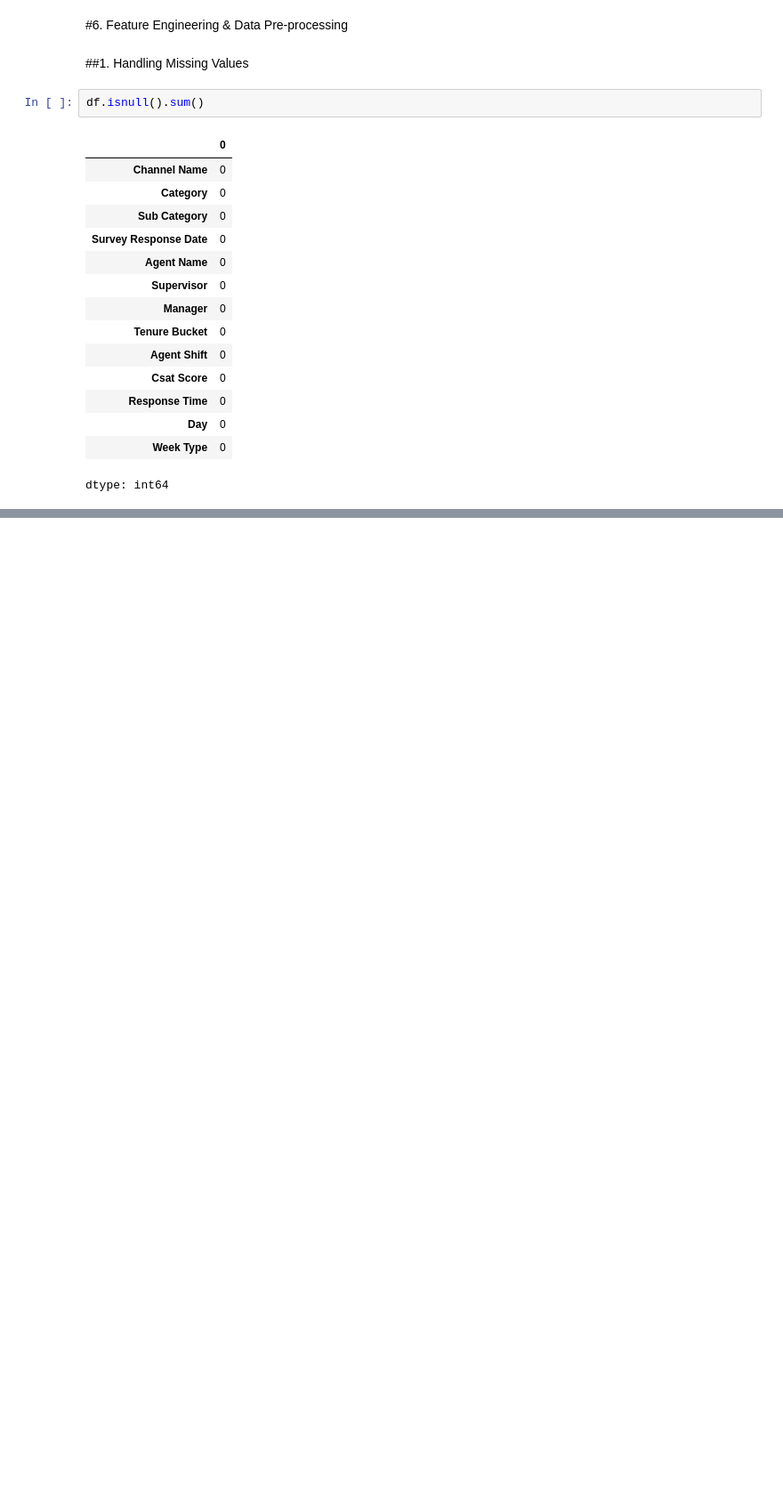
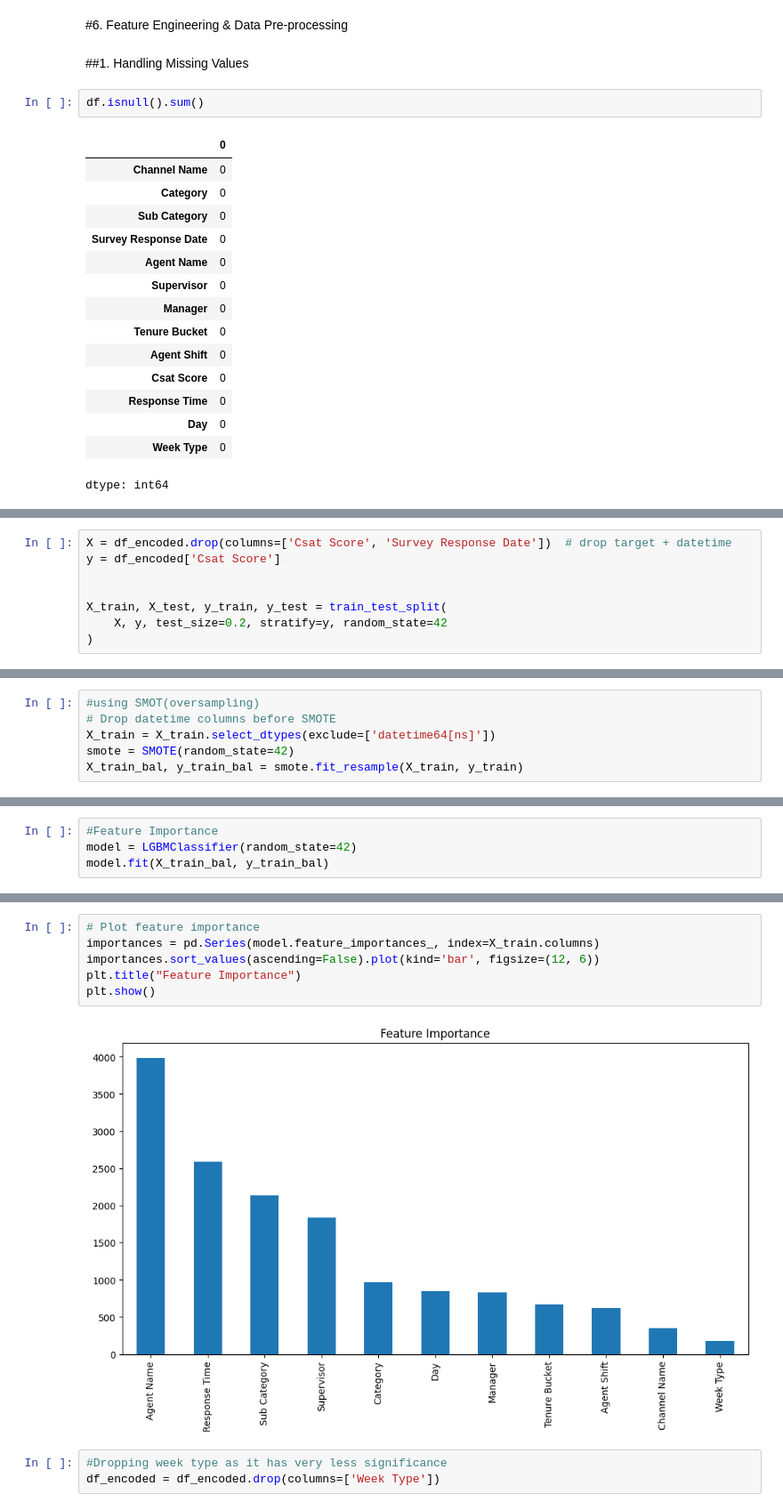
Before and after one commit to Jan2309jr/csat-prediction, a Jupyter notebook: csat_score_prediction.ipynb, the cells around one changed output, grey strips where cells are left out. Shown at 89% size. Saved outputs shown, nothing was run; the diff lists cells and outputs as text; blank space fills up the shorter version.

```diff
--- a/csat_score_prediction.ipynb
+++ b/csat_score_prediction.ipynb
@@ -765,0 +947,8 @@ dtype: int64
+# %%
+X = df_encoded.drop(columns=['Csat Score', 'Survey Response Date'])  # drop target + datetime
+y = df_encoded['Csat Score']
+
+
+X_train, X_test, y_train, y_test = train_test_split(
+    X, y, test_size=0.2, stratify=y, random_state=42
+)
@@ -765,0 +968,6 @@ dtype: int64
+# %%
+#using SMOT(oversampling)
+# Drop datetime columns before SMOTE
+X_train = X_train.select_dtypes(exclude=['datetime64[ns]'])
+smote = SMOTE(random_state=42)
+X_train_bal, y_train_bal = smote.fit_resample(X_train, y_train)
@@ -765,0 +982,4 @@ dtype: int64
+# %%
+#Feature Importance
+model = LGBMClassifier(random_state=42)
+model.fit(X_train_bal, y_train_bal)
@@ -765,0 +999,11 @@ dtype: int64
+# %%
+# Plot feature importance
+importances = pd.Series(model.feature_importances_, index=X_train.columns)
+importances.sort_values(ascending=False).plot(kind='bar', figsize=(12, 6))
+plt.title("Feature Importance")
+plt.show()
+# %% [output]
+[figure, added]
+# %%
+#Dropping week type as it has very less significance
+df_encoded = df_encoded.drop(columns=['Week Type'])
```
Also changed, not shown: parts of 88 cells of this notebook.
